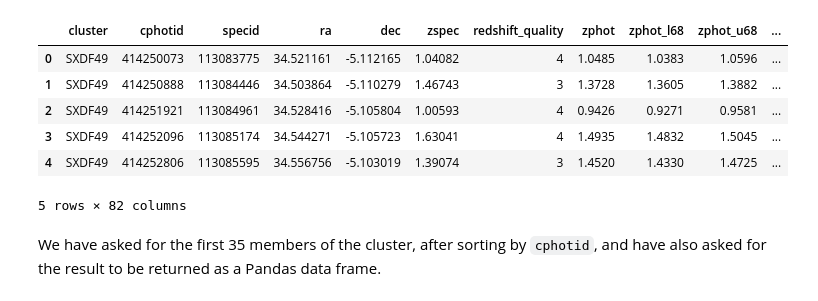
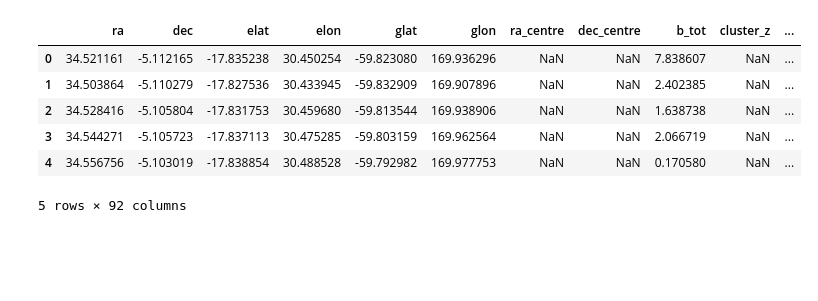
Before and after one commit to astro-datalab/notebooks-latest-es, a Jupyter notebook: 03_EjemplosDeCiencia/GOGREEN_GalaxiasEnEntornosEnriquecidos/2_GOGREENDr1SIA.ipynb, the cells around one changed output. Drawn from its saved outputs; the diff is of its cells as text; code cells hidden in the pictures; blank space fills up the shorter version.

```diff
--- a/03_EjemplosDeCiencia/GOGREEN_GalaxiasEnEntornosEnriquecidos/2_GOGREENDr1SIA.ipynb
+++ b/03_EjemplosDeCiencia/GOGREEN_GalaxiasEnEntornosEnriquecidos/2_GOGREENDr1SIA.ipynb
@@ -197,13 +271,11 @@ Let's first query the photometry catalog for data about members of SXDF49.
 # %%
-dfp = qc.query("select * from gogreen_dr1.photo where cluster='SXDF49' order by cphotid limit 35",fmt='pandas')
+dfp = qc.query("select * from gogreen_dr2.photo where cluster='SXDF49' order by cphotid limit 35",fmt='pandas')
 dfp.head()
 # %% [output]
-|  | cluster | cphotid | specid | ra | dec | zspec | redshift_quality | zphot | zphot_l68 | zphot_u68 | ... |
-| 0 | SXDF49 | 414250073 | 113083775 | 34.521161 | -5.112165 | 1.04082 | 4 | 1.0485 | 1.0383 | 1.0596 | ... |
-| 1 | SXDF49 | 414250888 | 113084446 | 34.503864 | -5.110279 | 1.46743 | 3 | 1.3728 | 1.3605 | 1.3882 | ... |
-| 2 | SXDF49 | 414251921 | 113084961 | 34.528416 | -5.105804 | 1.00593 | 4 | 0.9426 | 0.9271 | 0.9581 | ... |
-| 3 | SXDF49 | 414252096 | 113085174 | 34.544271 | -5.105723 | 1.63041 | 4 | 1.4935 | 1.4832 | 1.5045 | ... |
-| 4 | SXDF49 | 414252806 | 113085595 | 34.556756 | -5.103019 | 1.39074 | 3 | 1.4520 | 1.4330 | 1.4725 | ... |
+|  | ra | dec | elat | elon | glat | glon | ra_centre | dec_centre | b_tot | cluster_z | ... |
+| 0 | 34.521161 | -5.112165 | -17.835238 | 30.450254 | -59.823080 | 169.936296 | NaN | NaN | 7.838607 | NaN | ... |
+| 1 | 34.503864 | -5.110279 | -17.827536 | 30.433945 | -59.832909 | 169.907896 | NaN | NaN | 2.402385 | NaN | ... |
+| 2 | 34.528416 | -5.105804 | -17.831753 | 30.459680 | -59.813544 | 169.938906 | NaN | NaN | 1.638738 | NaN | ... |
+| 3 | 34.544271 | -5.105723 | -17.837113 | 30.475285 | -59.803159 | 169.962564 | NaN | NaN | 2.066719 | NaN | ... |
+| 4 | 34.556756 | -5.103019 | -17.838854 | 30.488528 | -59.792982 | 169.977753 | NaN | NaN | 0.170580 | NaN | ... |
-5 rows × 82 columns
+5 rows × 92 columns
-# %% [markdown]
-We have asked for the first 35 members of the cluster, after sorting by `cphotid`, and have also asked for the result to be returned as a Pandas data frame.
```
Also changed, not shown: parts of 53 cells of this notebook, 1 other file.
